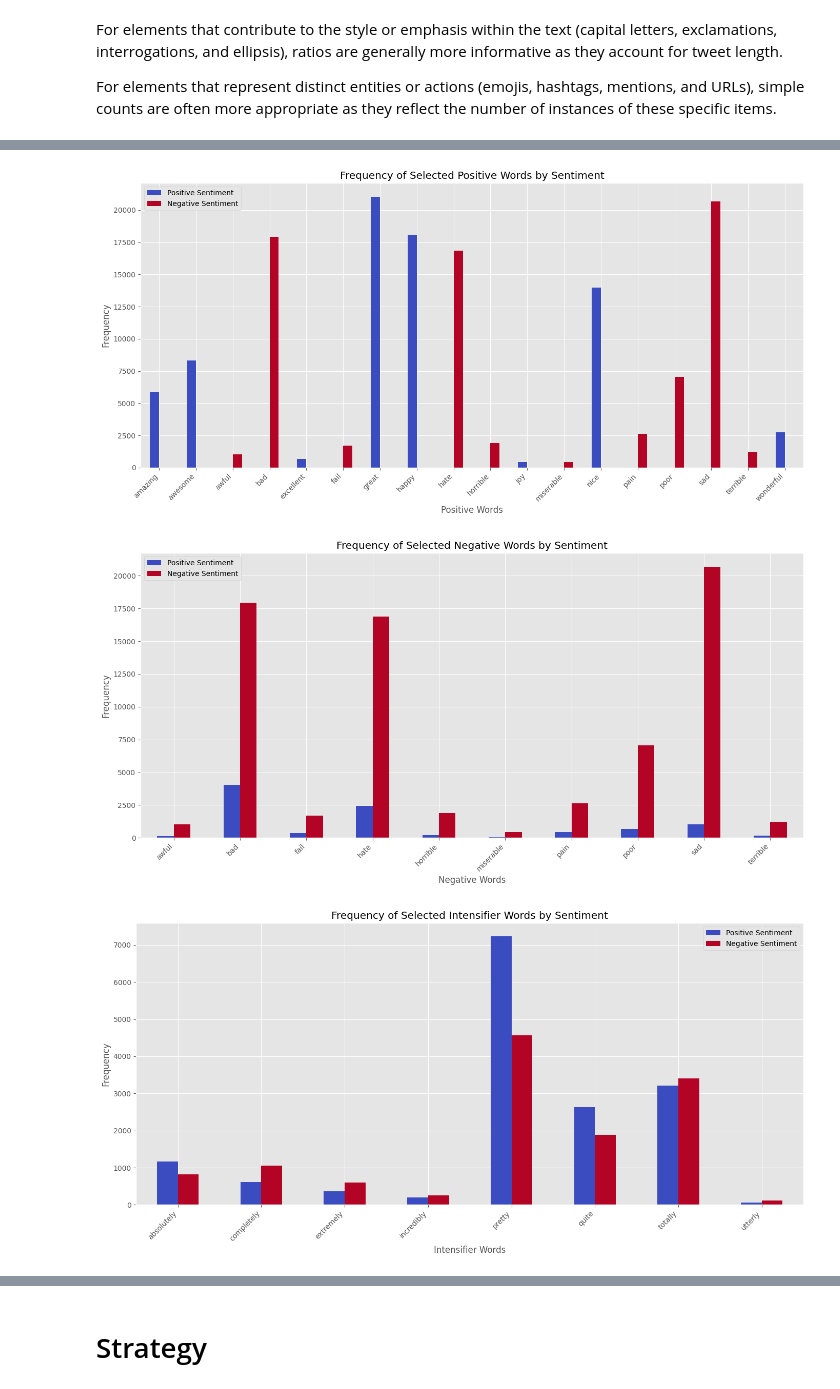
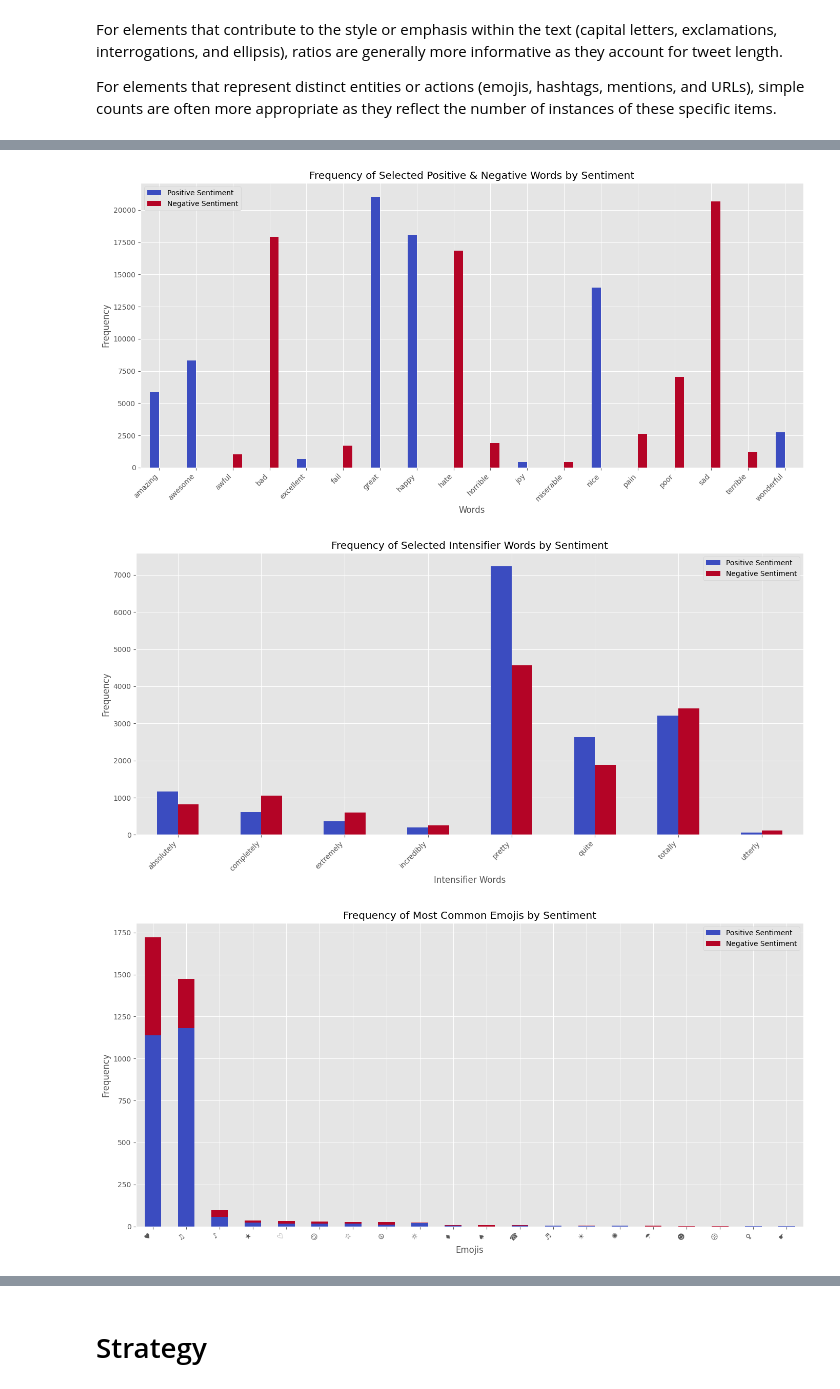
Before and after one commit to Laeti-dev/P7-Sentiments_analysis, a Jupyter notebook: notebooks/P7_eda.ipynb, the cells around one changed output, grey strips where cells are left out. Cells and saved outputs as stored; diff of their text form; code cells hidden in the pictures.

```diff
--- a/notebooks/P7_eda.ipynb
+++ b/notebooks/P7_eda.ipynb
@@ -322,8 +323,9 @@ plot_user_tweet_counts()
 # %% [output]
 [figure]
 # %%
-# Identify users with more than 200 tweets
-users_with_many_tweets = user_tweet_counts[user_tweet_counts > 200].index
+# Identify users with more than 150 tweets
+users_with_many_tweets = user_tweet_counts[user_tweet_counts > 150].index
+print(f'Number of users with more than 150 tweets: {len(users_with_many_tweets)}')
 
 # Filter the dataframe to include only tweets from these users
 df_many_tweets = data[data['user'].isin(users_with_many_tweets)].copy()
@@ -332,7 +334,7 @@ df_many_tweets = data[data['user'].isin(users_with_many_tweets)].copy()
 duplicates = df_many_tweets[df_many_tweets.duplicated(subset=['user', 'text'], keep=False)]
 
 if not duplicates.empty:
-    print(f"\nFound {len(duplicates)} duplicate tweets for users with more than 200 tweets based on user and text.")
+    print(f"\nFound {len(duplicates)} duplicate tweets for users with more than 150 tweets based on user and text.")
 
     # Group by 'user' and 'text' and check if 'target' is the same or different within each group
     duplicate_groups = duplicates.groupby(['user', 'text'])
@@ -370,7 +372,7 @@ if not duplicates.empty:
             display(group[['user', 'text', 'target']])
         print("\nDuplicates with different targets are kept for further inspection.")
 else:
-    print("\nNo duplicate tweets found for users with more than 200 tweets based on user and text.")
+    print("\nNo duplicate tweets found for users with more than 150 tweets based on user and text.")
 
 print("Boxplot after cleaning:")
 plot_user_tweet_counts(data['user'].value_counts())
@@ -565,4 +635,11 @@ pos_most_common_ngrams = plot_most_common_ngrams(data[data['target'] == 1]['toke
 # %%
+# Get the 100 most common tokens and bigrams for each sentiment
+neg_most_common_tokens = get_most_common_tokens(negative_tokens, n=100)
+pos_most_common_tokens = get_most_common_tokens(positive_tokens, n=100)
+
+neg_most_common_ngrams = get_most_common_ngrams(data[data['target'] == 0]['tokens'], n=2, num_ngrams=100)
+pos_most_common_ngrams = get_most_common_ngrams(data[data['target'] == 1]['tokens'], n=2, num_ngrams=100,)
+
 # Get the set of words from the most common tokens for each sentiment
 neg_words = set(word for word, freq in neg_most_common_tokens)
 pos_words = set(word for word, freq in pos_most_common_tokens)
@@ -570,7 +647,7 @@ pos_words = set(word for word, freq in pos_most_common_tokens)
 # Find the intersection of the two sets
 common_words = neg_words.intersection(pos_words)
 
-print(f"There are {len(common_words)} common words in the top 50 of each sentiment.")
+print(f"There are {len(common_words)} common words in the top 100 of each sentiment.")
 print("Common words:", common_words)
 
 # get rid of common words in the token column
@@ -905,40 +982,40 @@ def plot_token_counts(pos_counts, neg_counts, title, token_type):
     plt.tight_layout()
     plt.show()
 
-# Plot positive word counts
-plot_token_counts(positive_word_counts_pos, negative_word_counts_neg, 'Frequency of Selected Positive Words by Sentiment', 'Positive Words')
+# Plot word counts
+plot_token_counts(positive_word_counts_pos, negative_word_counts_neg, 'Frequency of Selected Positive & Negative Words by Sentiment', 'Words')
 
 # Plot negative word counts
-plot_token_counts(negative_word_counts_pos, negative_word_counts_neg, 'Frequency of Selected Negative Words by Sentiment', 'Negative Words')
+# plot_token_counts(negative_word_counts_pos, negative_word_counts_neg, 'Frequency of Selected Negative Words by Sentiment', 'Negative Words')
 
 # Plot intensifier counts
 plot_token_counts(intensifier_counts_pos, intensifier_counts_neg, 'Frequency of Selected Intensifier Words by Sentiment', 'Intensifier Words')
 
 # Plot emoji counts (plot the top N most frequent emojis in total)
 def plot_emoji_counts(pos_counts, neg_counts, title, num_emojis=20):
     all_emoji_counts = Counter(pos_counts) + Counter(neg_counts)
     most_common_emojis = all_emoji_counts.most_common(num_emojis)
 
     if not most_common_emojis:
         print("No emojis found.")
         return
 
     emojis, total_counts = zip(*most_common_emojis)
 
     # Prepare data for stacked bar chart
     emoji_data = {emoji: [pos_counts.get(emoji, 0), neg_counts.get(emoji, 0)] for emoji in emojis}
     plot_df = pd.DataFrame.from_dict(emoji_data, orient='index', columns=['Positive Sentiment', 'Negative Sentiment'])
 
     plot_df.plot(kind='bar', stacked=True, figsize=(14, 7), colormap='coolwarm')
     plt.title(title)
     plt.xlabel('Emojis')
     plt.ylabel('Frequency')
     plt.xticks(rotation=45, ha='right')
     plt.tight_layout()
     plt.show()
 
 plot_emoji_counts(emoji_counts_pos, emoji_counts_neg, 'Frequency of Most Common Emojis by Sentiment')
 # %% [output]
-[figure, old version]
+[figure, new version]
-[figure, old version]
+[figure, new version]
-[figure, old version]
+[figure, new version]
```
Also changed, not shown: parts of 19 cells of this notebook, 3 other files.
